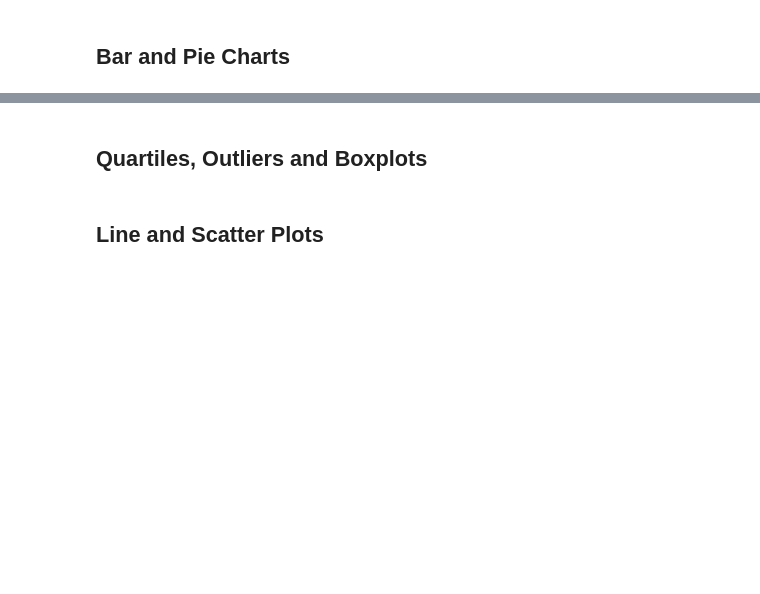
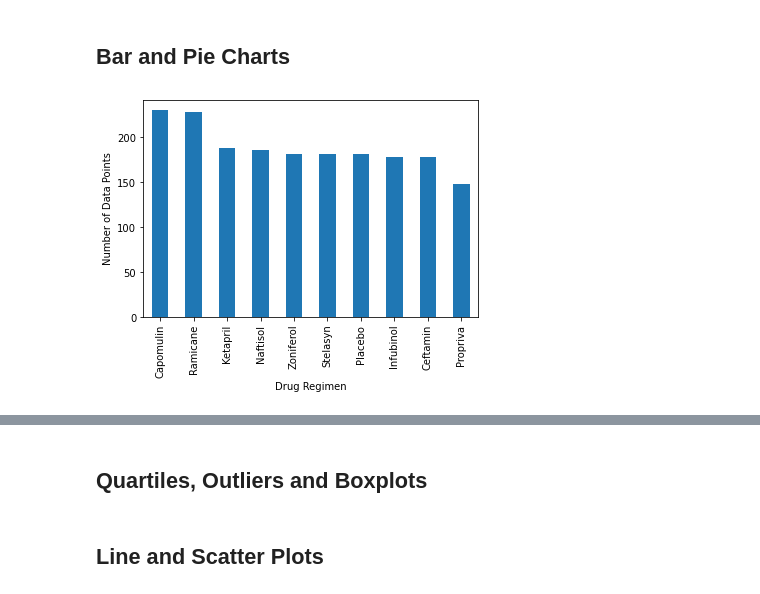
Before and after one commit to LeeProut/matplotlib-challenge, a Jupyter notebook: Pymaceuticals/pymaceuticals.ipynb, the cells around one changed output, grey strips where cells are left out. Drawn from its saved outputs; the diff is of its cells as text; code cells hidden in the pictures; blank space fills up the shorter version.

```diff
--- a/Pymaceuticals/pymaceuticals.ipynb
+++ b/Pymaceuticals/pymaceuticals.ipynb
@@ -46,2 +83,4 @@ number_of_mice
 # %%
 # Create a clean DataFrame by dropping the duplicate mouse by its ID.
+unique_mice_data_df = combined_mouse_study_df.loc[combined_mouse_study_df["Mouse ID"] != "g989"]
+unique_mice_data_df
@@ -61,3 +180,17 @@ number_of_mice
 ## Bar and Pie Charts
 # %%
 # Generate a bar plot showing the total number of mice for each treatment throughout the course of the study using pandas.
+#use clean df
+unique_mice_data_df
+
+drug_list = unique_mice_data_df["Drug Regimen"].value_counts()
+drug_list
+
+#https://pandas.pydata.org/pandas-docs/stable/reference/api/pandas.DataFrame.plot.bar.html
+drug_list.plot(kind = "bar")
+
+plt.xlabel("Drug Regimen")
+plt.ylabel("Number of Data Points")
+plt.show()
+# %% [output]
+[figure, added]
```
Also changed, not shown: parts of 16 cells of this notebook.
